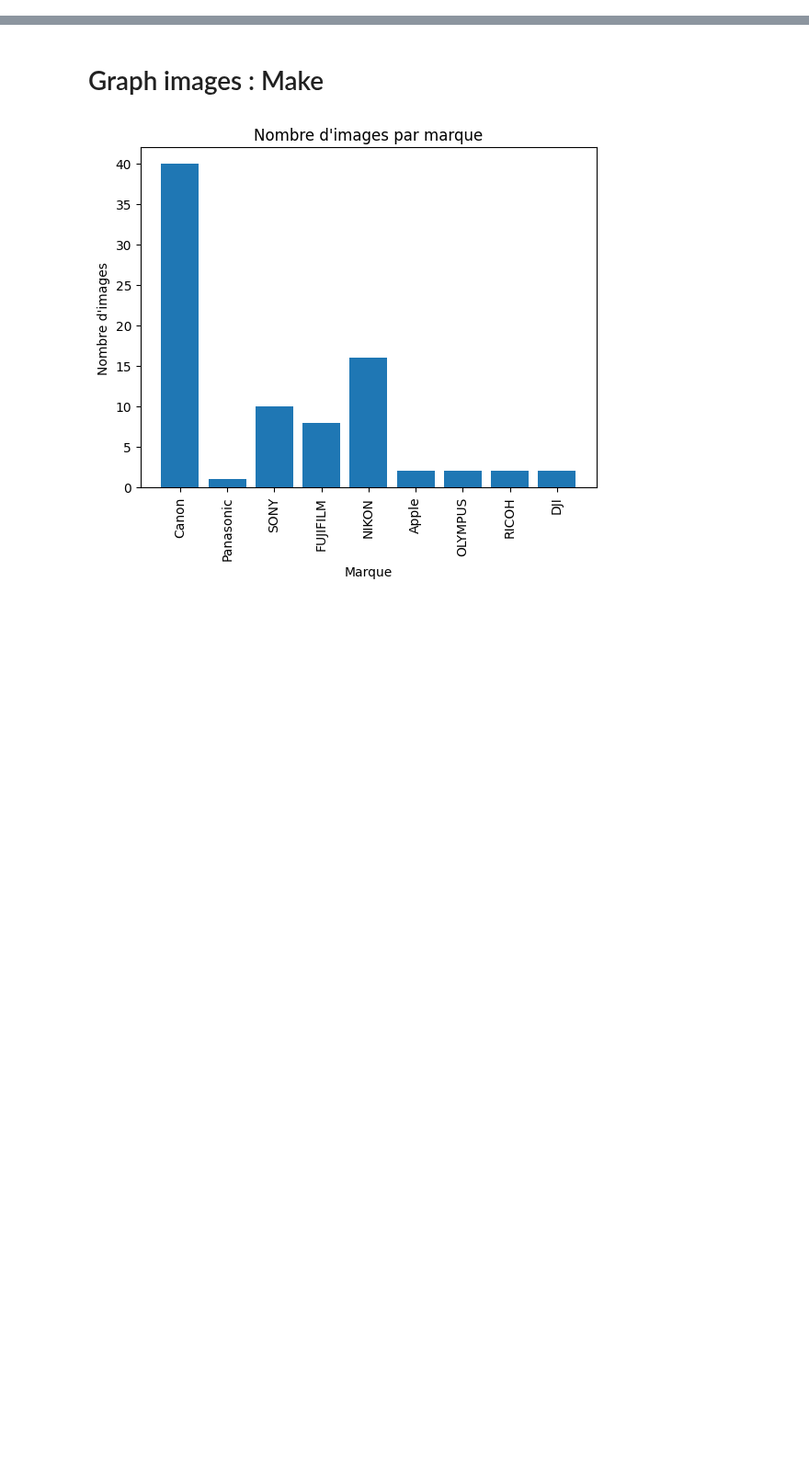
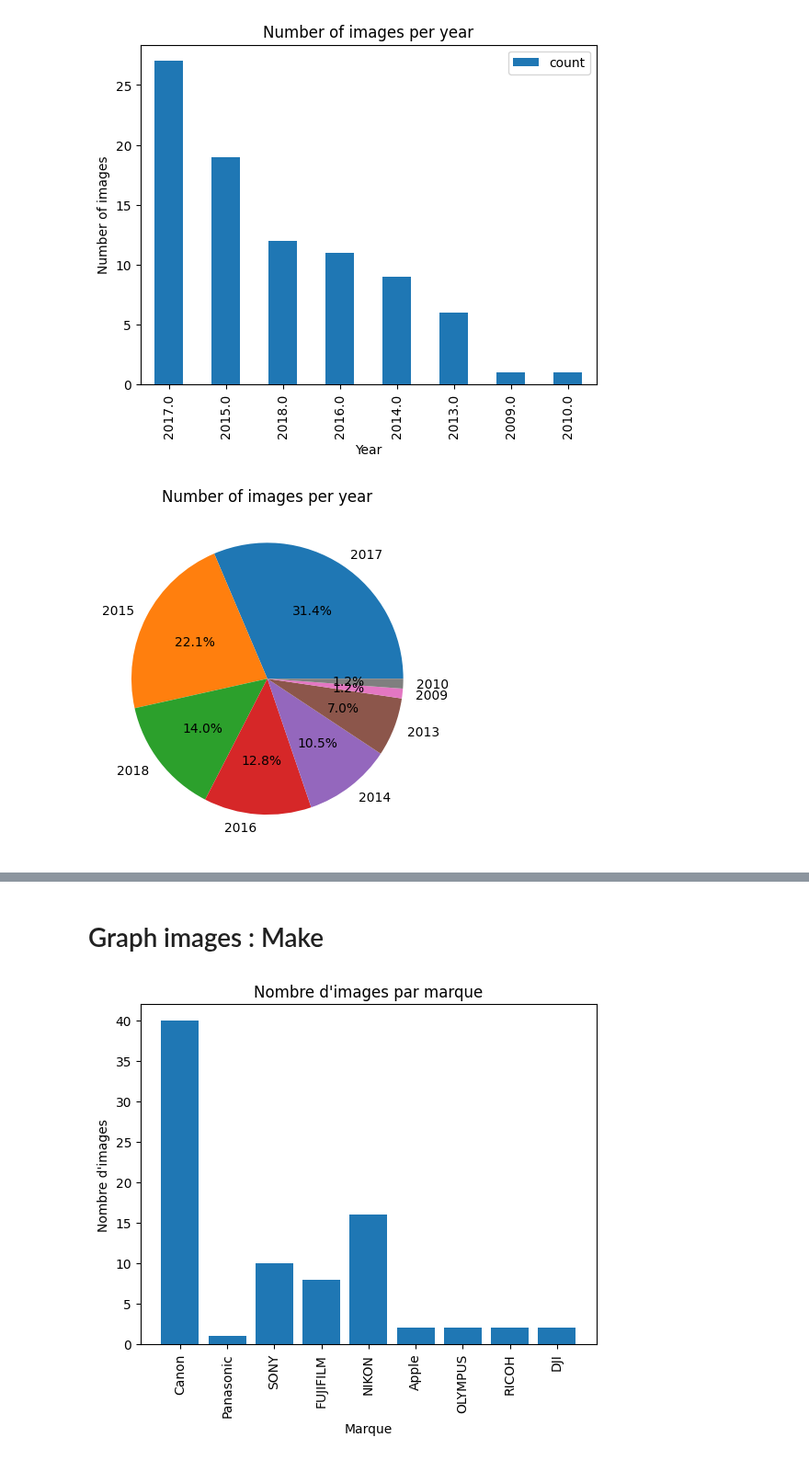
Before and after one commit to TeissierYannis/CPE-bigdata-TDM-project, a Jupyter notebook: data_viz/index.ipynb, the cells around one changed output, grey strips where cells are left out. Shown at 92% size. Cells and saved outputs as stored; diff of their text form; code cells hidden in the pictures; blank space fills up the shorter version.

```diff
--- a/data_viz/index.ipynb
+++ b/data_viz/index.ipynb
@@ -263,0 +374,47 @@ plt.show()
+# %%
+def graph_images_datetime(metadata, graph_type='all'):
+    """
+    Graph the number of images per year
+
+    :param metadata: The metadata to graph
+    :param graph_type: The type of graph to display (bar, pie, curve or all for all)
+    """
+
+    df = pd.DataFrame(metadata)
+    df['DateTime'] = pd.to_datetime(df['DateTime'], format='%Y:%m:%d %H:%M:%S')
+    df['Year'] = df['DateTime'].dt.year
+    image_count = df.groupby('Year').size().reset_index(name='count').sort_values('count', ascending=False)
+
+    title = 'Number of images per year'
+
+    if graph_type == 'bar':
+        image_count.plot(kind='bar', x='Year', y='count')
+        image_count['Year'] = image_count['Year'].astype(int)
+        display_bar(title, 'Year', 'Number of images', image_count['Year'], image_count['count'])
+
+    elif graph_type == 'pie':
+        display_pie(title, image_count['count'], image_count['Year'])
+
+    elif graph_type == 'curve':
+        image_count = df.groupby('Year').size().reset_index(name='count').sort_values('Year', ascending=True)
+        display_curve(title, 'Year', 'Number of images', image_count['Year'], image_count['count'])
+
+    elif graph_type == 'all':
+        # Bar
+        image_count.plot(kind='bar', x='Year', y='count')
+        image_count['Year'] = image_count['Year'].astype(int)
+        display_bar(title, 'Year', 'Number of images', image_count['Year'], image_count['count'])
+
+        # Pie
+        display_pie(title, image_count['count'], image_count['Year'])
+
+        # Curve
+        image_count = df.groupby('Year').size().reset_index(name='count').sort_values('Year', ascending=True)
+        display_curve(title, 'Year', 'Number of images', image_count['Year'], image_count['count'])
+    else:
+        raise ValueError('Invalid graph type')
+# %%
+graph_images_datetime(dict_metadata)
+# %% [output]
+[figure, added]
+[figure, added]
```
Also changed, not shown: parts of 35 cells of this notebook.
